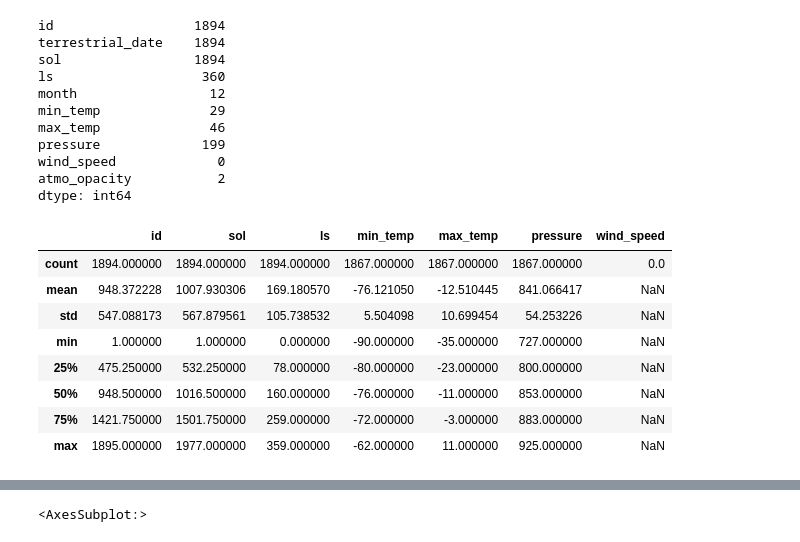
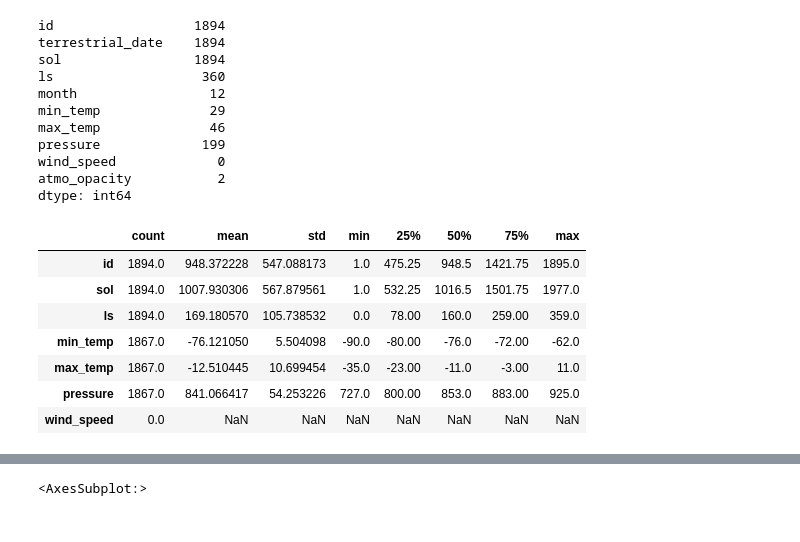
Before and after one commit to data301-2021-winter1/group15-project, a Jupyter notebook: notebooks/analysis3.ipynb, the cells around one changed output, grey strips where cells are left out. Cells and saved outputs as stored; diff of their text form; code cells hidden in the pictures.

```diff
--- a/notebooks/analysis3.ipynb
+++ b/notebooks/analysis3.ipynb
@@ -53,14 +55,13 @@ wind_speed             0
 atmo_opacity           2
 dtype: int64
 # %%
-df.describe()
+df.describe().T
 # %% [output]
-|  | id | sol | ls | min_temp | max_temp | pressure | wind_speed |
-| count | 1894.000000 | 1894.000000 | 1894.000000 | 1867.000000 | 1867.000000 | 1867.000000 | 0.0 |
-| mean | 948.372228 | 1007.930306 | 169.180570 | -76.121050 | -12.510445 | 841.066417 | NaN |
-| std | 547.088173 | 567.879561 | 105.738532 | 5.504098 | 10.699454 | 54.253226 | NaN |
-| min | 1.000000 | 1.000000 | 0.000000 | -90.000000 | -35.000000 | 727.000000 | NaN |
-| 25% | 475.250000 | 532.250000 | 78.000000 | -80.000000 | -23.000000 | 800.000000 | NaN |
-| 50% | 948.500000 | 1016.500000 | 160.000000 | -76.000000 | -11.000000 | 853.000000 | NaN |
-| 75% | 1421.750000 | 1501.750000 | 259.000000 | -72.000000 | -3.000000 | 883.000000 | NaN |
-| max | 1895.000000 | 1977.000000 | 359.000000 | -62.000000 | 11.000000 | 925.000000 | NaN |
+|  | count | mean | std | min | 25% | 50% | 75% | max |
+| id | 1894.0 | 948.372228 | 547.088173 | 1.0 | 475.25 | 948.5 | 1421.75 | 1895.0 |
+| sol | 1894.0 | 1007.930306 | 567.879561 | 1.0 | 532.25 | 1016.5 | 1501.75 | 1977.0 |
+| ls | 1894.0 | 169.180570 | 105.738532 | 0.0 | 78.00 | 160.0 | 259.00 | 359.0 |
+| min_temp | 1867.0 | -76.121050 | 5.504098 | -90.0 | -80.00 | -76.0 | -72.00 | -62.0 |
+| max_temp | 1867.0 | -12.510445 | 10.699454 | -35.0 | -23.00 | -11.0 | -3.00 | 11.0 |
+| pressure | 1867.0 | 841.066417 | 54.253226 | 727.0 | 800.00 | 853.0 | 883.00 | 925.0 |
+| wind_speed | 0.0 | NaN | NaN | NaN | NaN | NaN | NaN | NaN |
```
Also changed, not shown: parts of 28 cells of this notebook, 1 other file.
